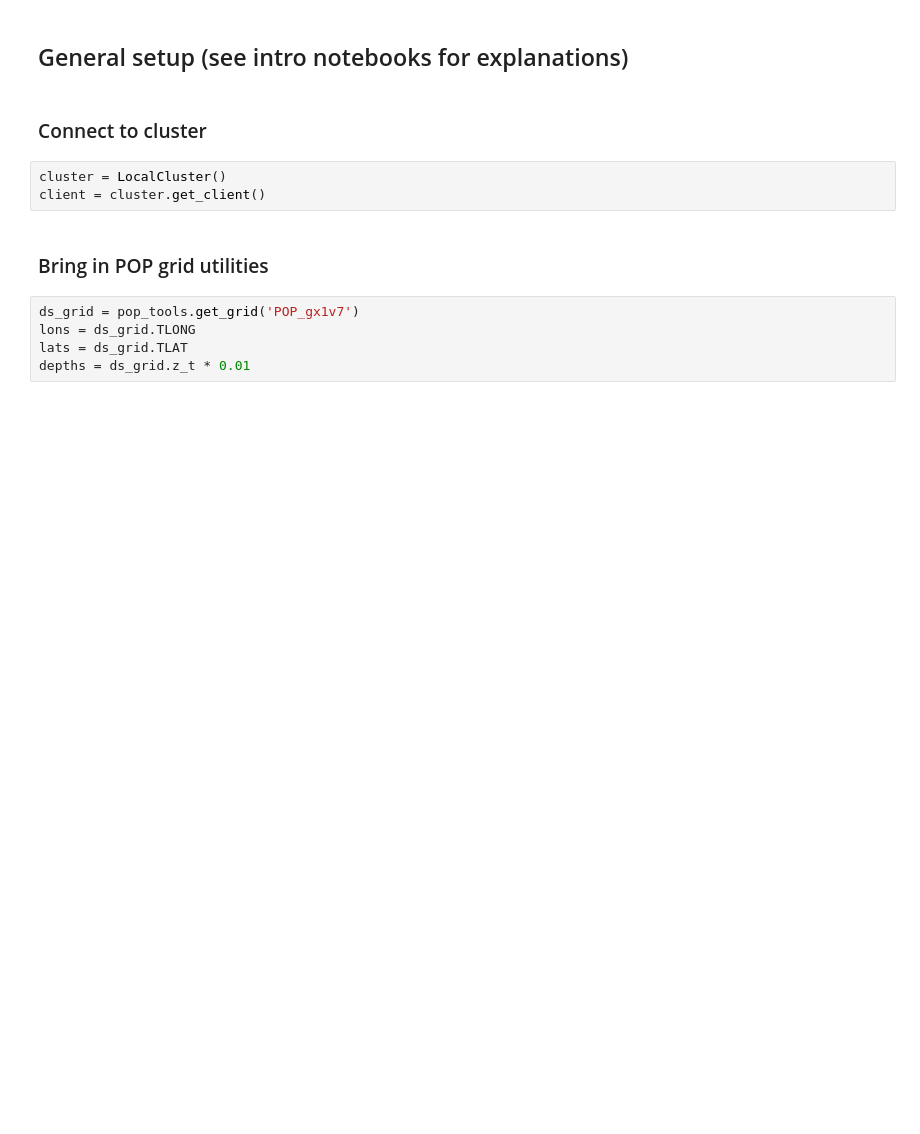
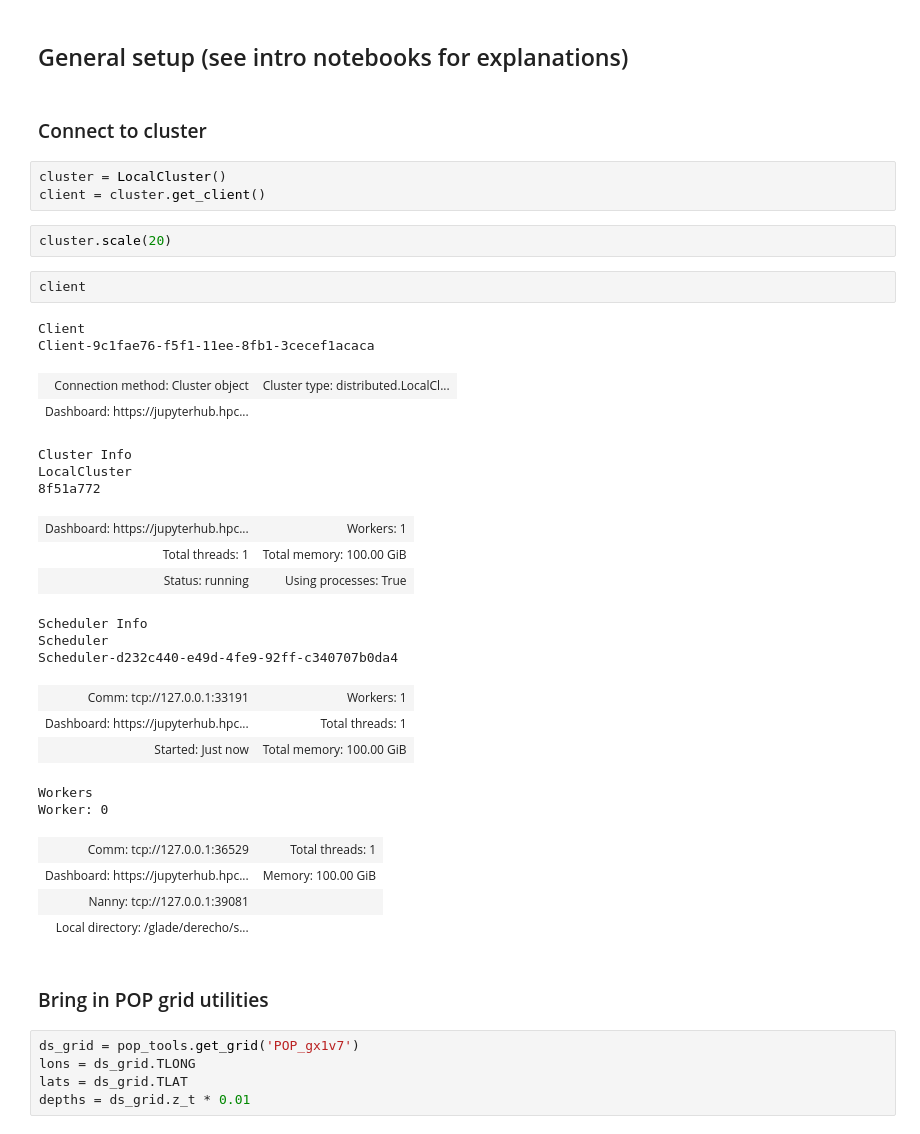
Before and after one commit to projectpythia-mystmd/ocean-bgc-cookbook, a Jupyter notebook: notebooks/ocn-macronuts.ipynb, the cells around one changed output. Drawn from its saved outputs; the diff is of its cells as text; blank space fills up the shorter version.

```diff
--- a/notebooks/ocn-macronuts.ipynb
+++ b/notebooks/ocn-macronuts.ipynb
@@ -45,6 +45,33 @@ from dask.distributed import LocalCluster
 # %%
 cluster = LocalCluster()
 client = cluster.get_client()
+# %%
+cluster.scale(20)
+# %%
+client
+# %% [output]
+Client
+Client-9c1fae76-f5f1-11ee-8fb1-3cecef1acaca
+| Connection method: Cluster object | Cluster type: distributed.LocalCl... |
+| Dashboard: https://jupyterhub.hpc... |  |
+Cluster Info
+LocalCluster
+8f51a772
+| Dashboard: https://jupyterhub.hpc... | Workers: 1 |
+| Total threads: 1 | Total memory: 100.00 GiB |
+| Status: running | Using processes: True |
+Scheduler Info
+Scheduler
+Scheduler-d232c440-e49d-4fe9-92ff-c340707b0da4
+| Comm: tcp://127.0.0.1:33191 | Workers: 1 |
+| Dashboard: https://jupyterhub.hpc... | Total threads: 1 |
+| Started: Just now | Total memory: 100.00 GiB |
+Workers
+Worker: 0
+| Comm: tcp://127.0.0.1:36529 | Total threads: 1 |
+| Dashboard: https://jupyterhub.hpc... | Memory: 100.00 GiB |
+| Nanny: tcp://127.0.0.1:39081 |  |
+| Local directory: /glade/derecho/s... |  |
 # %% [markdown]
 ### Bring in POP grid utilities
 # %%
```
Also changed, not shown: parts of 5 cells of this notebook.
